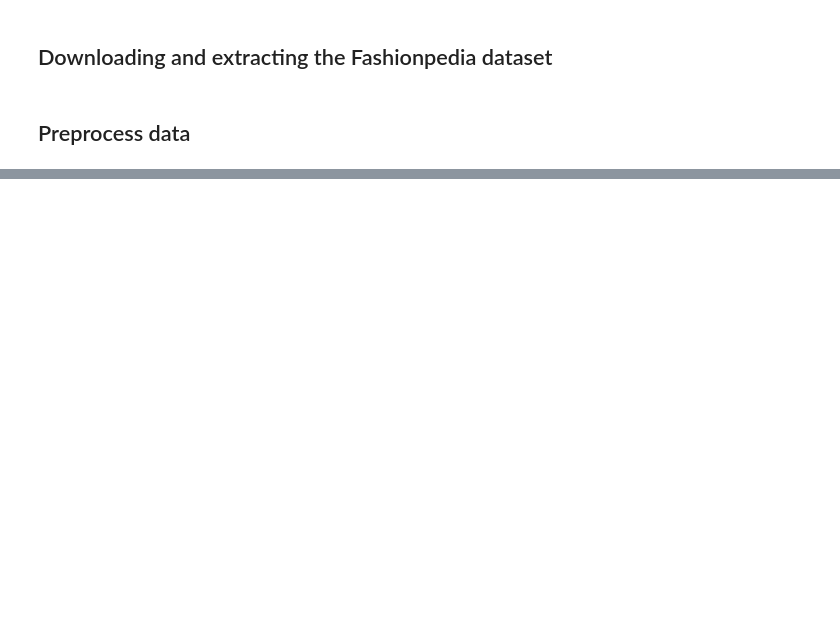
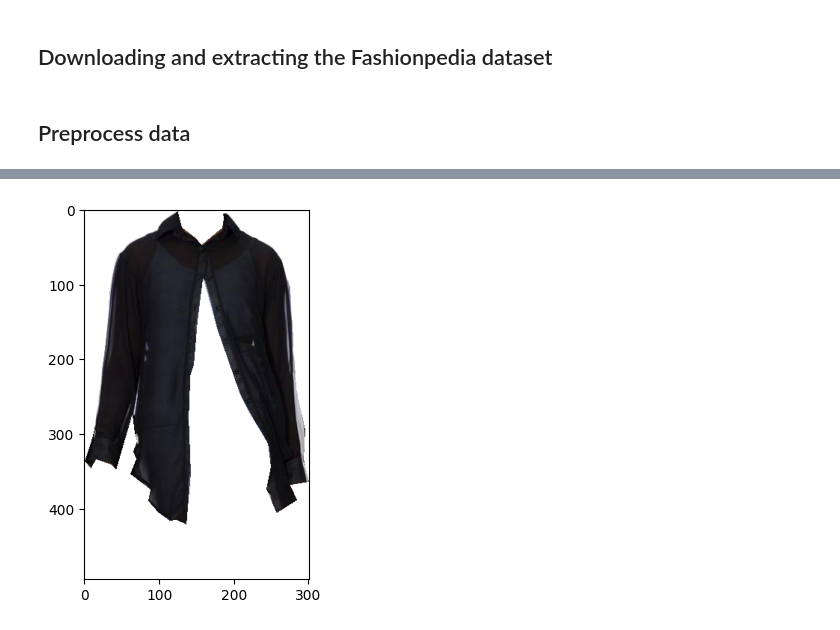
Before and after one commit to pfrolke/DLCV-project-33, a Jupyter notebook: 1_process_data.ipynb, the cells around one changed output, grey strips where cells are left out. Cells and saved outputs as stored; diff of their text form; code cells hidden in the pictures; blank space fills up the shorter version.

```diff
--- a/1_process_data.ipynb
+++ b/1_process_data.ipynb
@@ -79,50 +87,40 @@ def get_dominant_colour(img):
 # %%
 def crop_segmentation(annotation: fpt.Annotation):
     file_name = get_by_id('images', annotation['image_id'])['file_name']
-    img = Image.open(f'fashionpedia/img/train/{file_name}') # Too much trouble to move all the images so let's work with two location :)
-    # img = Image.open(f'fashionpedia/img/{file_name}')
+    img = Image.open(f'fashionpedia/img/{file_name}')
 
     mask = Image.new('1', img.size, 0)
     inv_mask = Image.new('1', img.size, 1)
 
     # Mask
     seg = annotation['segmentation'][0]
     points = list(zip(*(iter(seg),) * 2))
 
     ImageDraw.Draw(mask).polygon(points, outline=1, fill=1)
     ImageDraw.Draw(inv_mask).polygon(points, outline=1, fill=0)
 
     # TODO: this makes all masked pixels transparent, but their color value is still the same, so the information is still there. We should make the masked pixels black or white first
 
     # crop to bounding box
     x, y, width, height = map(int, annotation['bbox'])
     cropped_image_dominant = img.crop((x, y, x + width, y + height))
 
-    dominant_colour = get_dominant_colour(cropped_image_dominant)
-
-    # If we have a high chroma image we set background colour black otherwise we set it to white
-    if (dominant_colour[0] >= 175 and dominant_colour[1] >= 175 and dominant_colour[2] <= 75) or \
-        (dominant_colour[0] <= 75 and dominant_colour[1] >= 175 and dominant_colour[2] <= 75) or \
-        (dominant_colour[0] <= 75 and dominant_colour[1] >= 175 and dominant_colour[2] >= 175) or \
-        (dominant_colour[0] >= 175 and dominant_colour[1] <= 75 and dominant_colour[2] >= 175) or \
-        (dominant_colour[0] >= 175 and dominant_colour[1] >= 175 and dominant_colour[2] >= 175):
-        # Set background black
-        img.paste((0, 0, 0), inv_mask)
-    else:
-        # Set background white
-        img.paste((256, 256, 256), inv_mask)
+    # Set background white
+    img.paste((256, 256, 256), inv_mask)
 
     # img.putalpha(mask)
 
     # crop to bounding box
     # x, y, width, height = map(int, annotation['bbox'])
     cropped_image = img.crop((x, y, x + width, y + height))
 
     return cropped_image
 
 test = get_by_id('annotations', 11)
 plt.imshow(crop_segmentation(test))
 plt.show()
+# %% [output]
+[figure, added]
 # %%
 dataset = []
 SELECTED_CATEGORIES = [6] # cat 6 is pants
```
Also changed, not shown: parts of 5 cells of this notebook.
